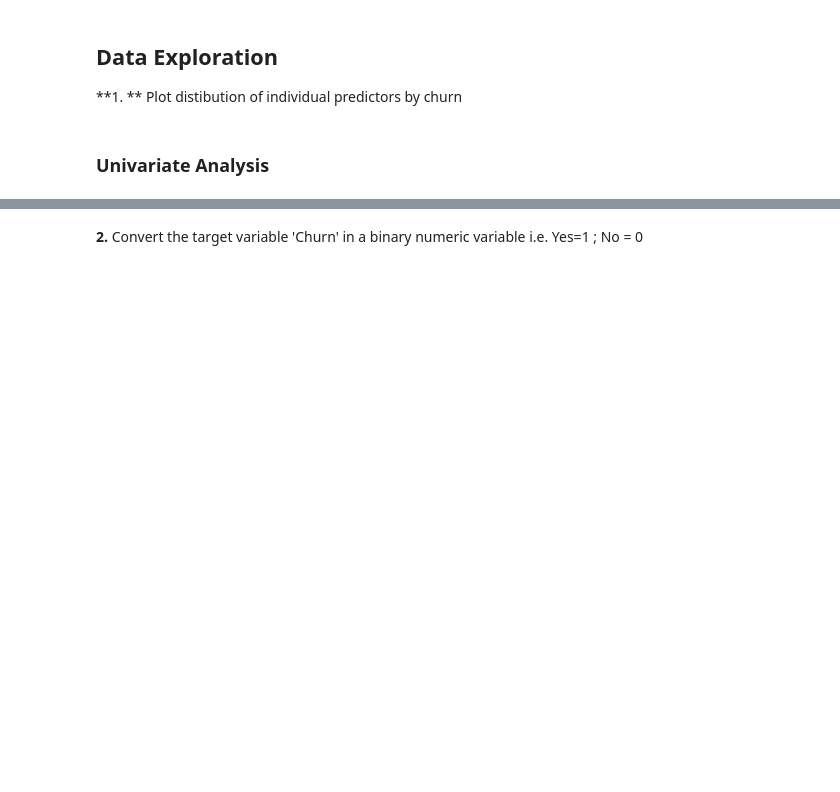
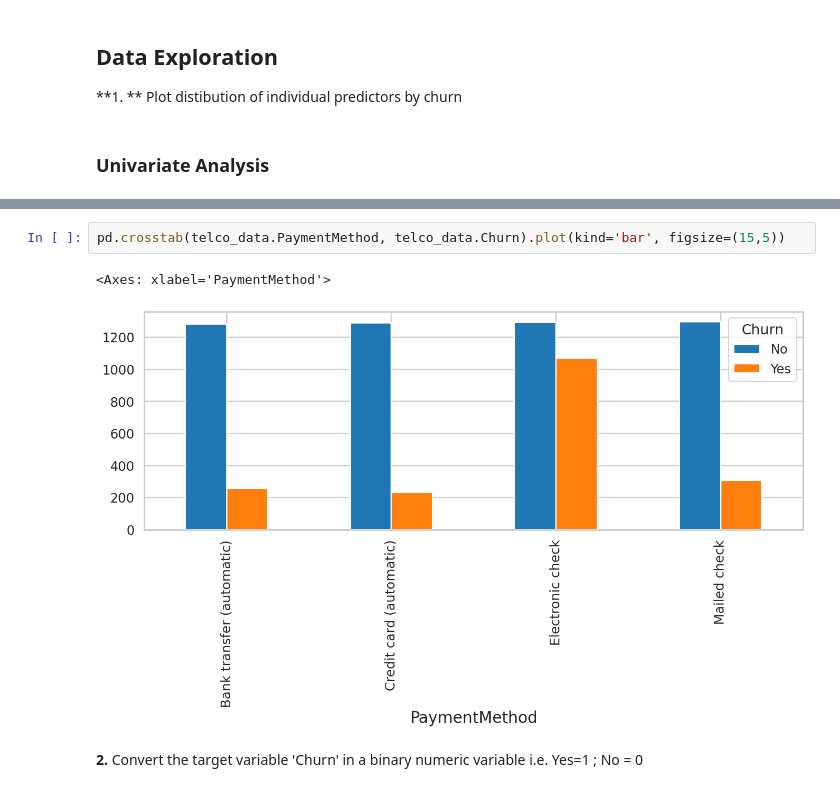
Before and after one commit to atulafre/EDA, a Jupyter notebook: Churn_Analysis_EDA.ipynb, the cells around one changed output, grey strips where cells are left out. Saved outputs shown, nothing was run; the diff lists cells and outputs as text; blank space fills up the shorter version.

```diff
--- a/Churn_Analysis_EDA.ipynb
+++ b/Churn_Analysis_EDA.ipynb
@@ -220,2 +337,7 @@ for i, predictor in enumerate(telco_data.drop(columns=['Churn', 'TotalCharges',
+# %%
+pd.crosstab(telco_data.PaymentMethod, telco_data.Churn).plot(kind='bar', figsize=(15,5))
+# %% [output]
+<Axes: xlabel='PaymentMethod'>
+[figure, added]
 # %% [markdown]
 **2.** Convert the target variable 'Churn'  in a binary numeric variable i.e. Yes=1 ; No = 0
```
Also changed, not shown: parts of 34 cells of this notebook.
